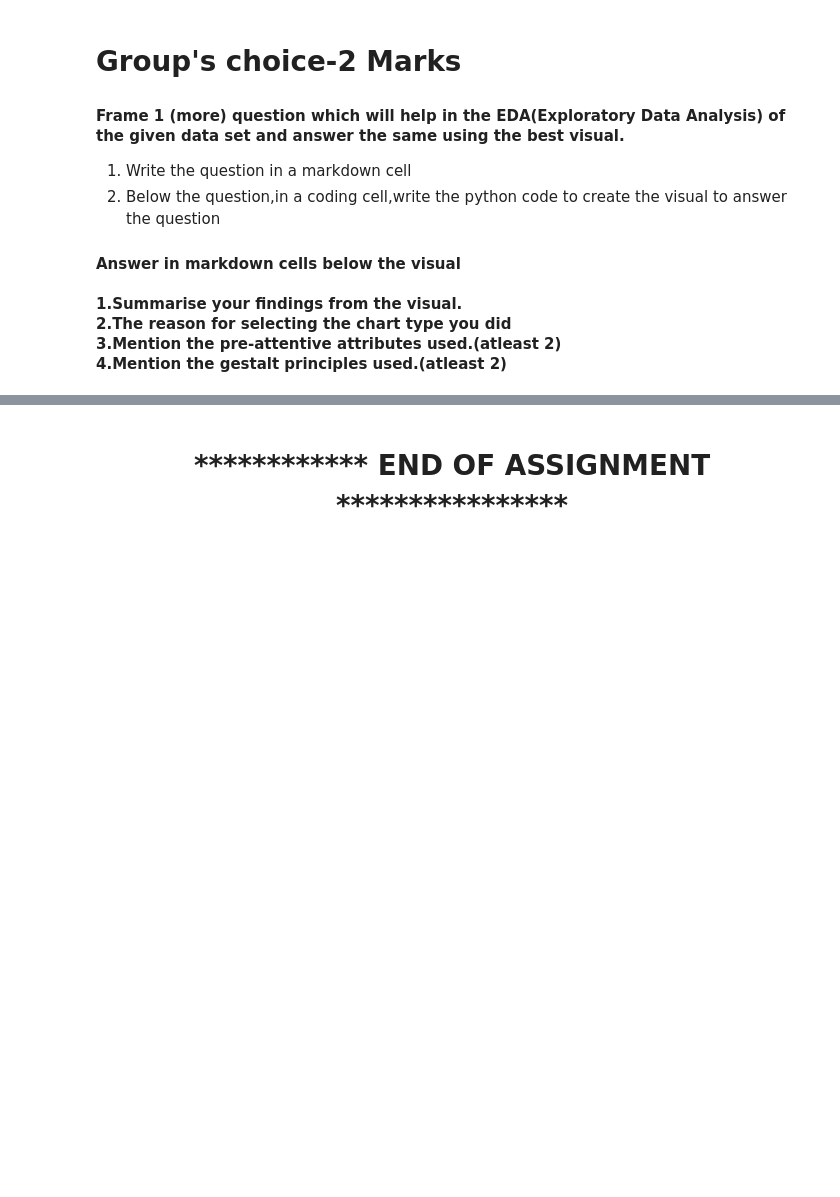
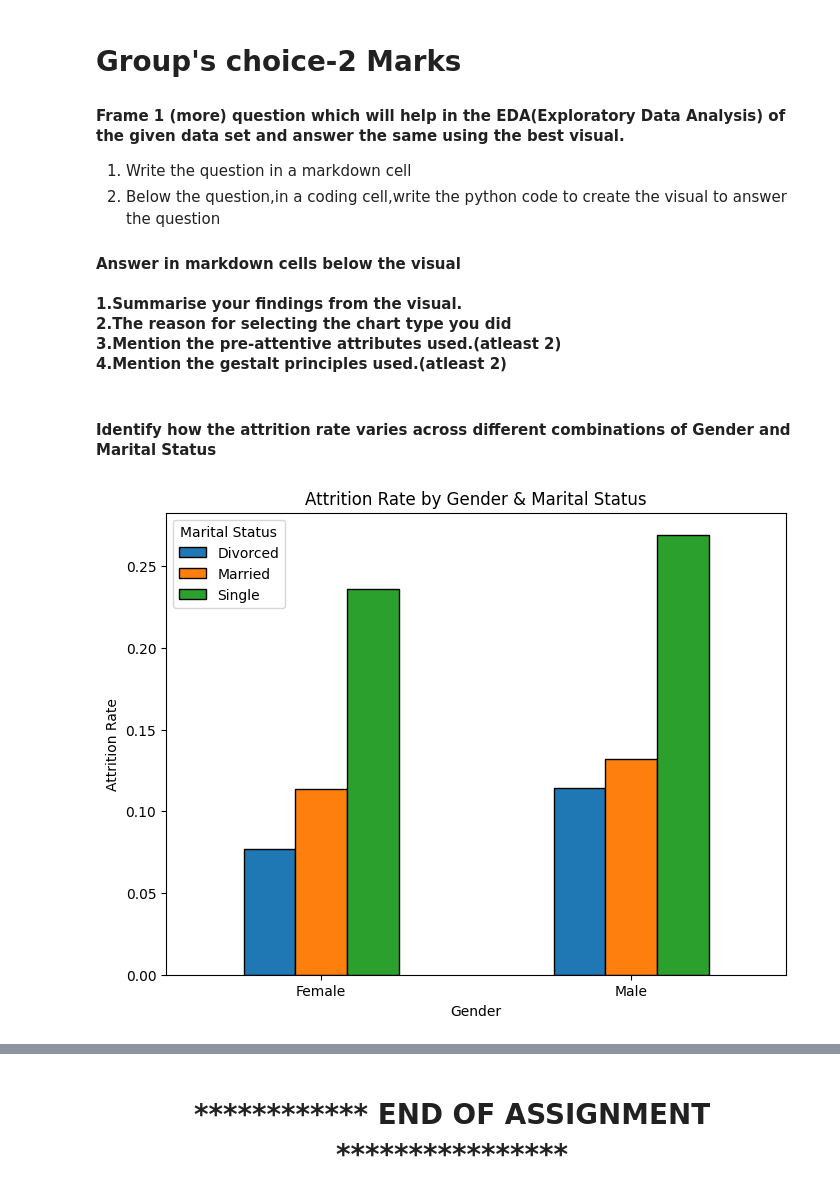
Before and after one commit to mudu89/DVI_Assignment2_PS8, a Jupyter notebook: dvi-a2-ps8-wb.ipynb, the cells around one changed output, grey strips where cells are left out. Drawn from its saved outputs; the diff is of its cells as text; code cells hidden in the pictures; blank space fills up the shorter version.

```diff
--- a/dvi-a2-ps8-wb.ipynb
+++ b/dvi-a2-ps8-wb.ipynb
@@ -683,3 +514,26 @@ Proximity (points close together show natural clusters).
    2.The reason for selecting the chart type you did <br>
    3.Mention the pre-attentive attributes used.(atleast 2)<br>
    4.Mention the gestalt principles used.(atleast 2)<br>
+# %% [markdown]
+<h4/>Identify how the attrition rate varies across different combinations of Gender and Marital Status
+# %%
+attrition_gender_marital = (
+    df.groupby(['Gender', 'MaritalStatus'])['Attrition']
+    .apply(lambda x: (x == "Yes").mean())
+    .reset_index()
+)
+
+# Pivot for plotting (Gender on x-axis, grouped by Marital Status)
+pivot_data = attrition_gender_marital.pivot(index='Gender', columns='MaritalStatus', values='Attrition')
+
+# Plot grouped bar chart
+pivot_data.plot(kind='bar', figsize=(8,6), edgecolor='black')
+
+plt.title("Attrition Rate by Gender & Marital Status")
+plt.ylabel("Attrition Rate")
+plt.xlabel("Gender")
+plt.xticks(rotation=0)
+plt.legend(title="Marital Status")
+plt.show()
+# %% [output]
+[figure, added]
```
Also changed, not shown: parts of 13 cells of this notebook.
